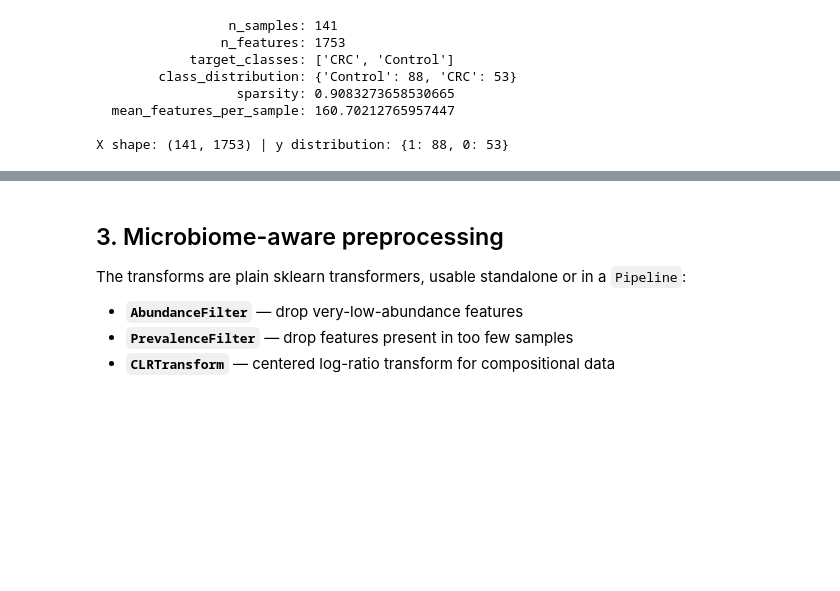
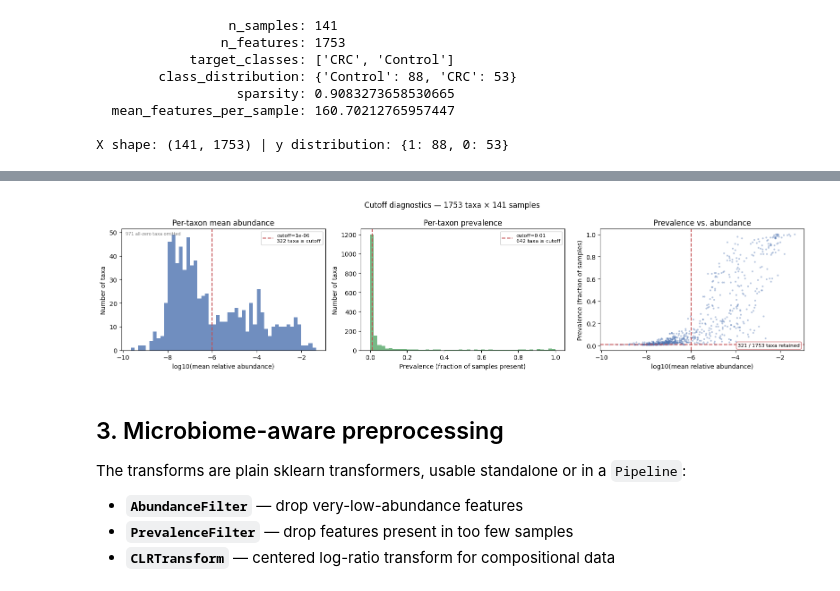
Before and after one commit to simeonhebrew/MicroFactual, a Jupyter notebook: notebooks/00_End_to_End_Feature_Tour.ipynb, the cells around one changed output, grey strips where cells are left out. Drawn from its saved outputs; the diff is of its cells as text; code cells hidden in the pictures; blank space fills up the shorter version.

```diff
--- a/notebooks/00_End_to_End_Feature_Tour.ipynb
+++ b/notebooks/00_End_to_End_Feature_Tour.ipynb
@@ -83,3 +91,9 @@ X shape: (141, 1753) | y distribution: {1: 88, 0: 53}
+# %%
+# Defaults match AbundanceFilter(min_abundance=1e-6) / PrevalenceFilter(0.01)
+fig = mf.explore(dataset, abundance_cutoff=1e-6, prevalence_cutoff=0.01)
+plt.show()
+# %% [output]
+[figure, added]
 # %% [markdown]
 ## 3. Microbiome-aware preprocessing
 
```
Also changed, not shown: parts of 3 cells of this notebook.
